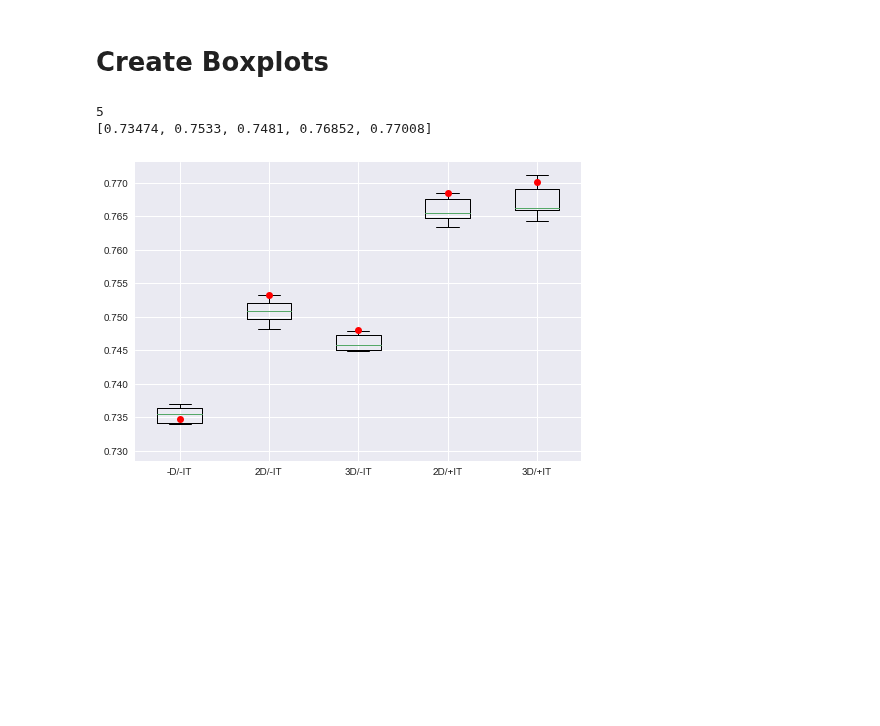
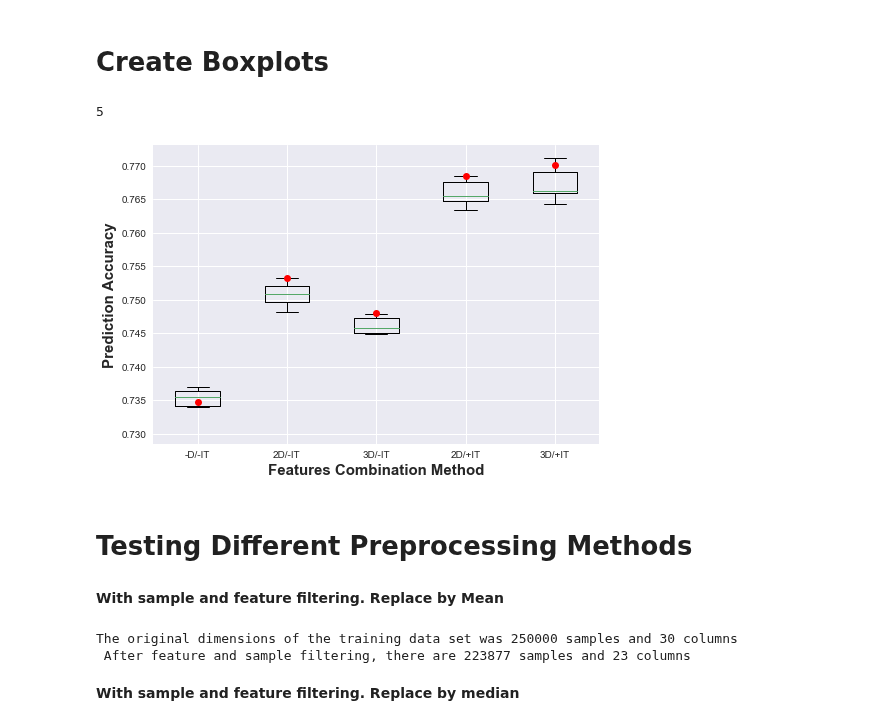
Before and after one commit to hhschede/machine_learning, a Jupyter notebook: project_1/cross_validation/CV_implementation.ipynb, the cells around one changed output. Drawn from its saved outputs; the diff is of its cells as text; code cells hidden in the pictures; blank space fills up the shorter version.

```diff
--- a/project_1/cross_validation/CV_implementation.ipynb
+++ b/project_1/cross_validation/CV_implementation.ipynb
@@ -478,16 +477,65 @@ test_accuracies_log.append(test_accuracy[-1])
 # %%
 # Create boxplots
 print(len(boxplots_log))
 plt.style.use('seaborn')
 plt.boxplot(boxplots_log, labels=['-D/-IT', '2D/-IT','3D/-IT','2D/+IT','3D/+IT'])
 # plt.boxplot(boxplots, labels=[''])
+plt.xlabel('Features Combination Method', weight='bold', fontsize=15)
+plt.ylabel('Prediction Accuracy', weight='bold', fontsize=15)
 plt.plot(1, test_accuracies_log[0], marker='o', c='red')
 plt.plot(2, test_accuracies_log[1], marker='o', c='red')
 plt.plot(3, test_accuracies_log[2], marker='o', c='red')
 plt.plot(4, test_accuracies_log[3], marker='o', c='red')
 plt.plot(5, test_accuracies_log[4], marker='o', c='red')
-print(test_accuracies_log)
+plt.savefig('FeatureExpansion.png')
 # %% [output]
 5
-[0.73474, 0.7533, 0.7481, 0.76852, 0.77008]
-[figure, old version]
+[figure, new version]
+# %% [markdown]
+# Testing Different Preprocessing Methods
+# %% [markdown]
+**With sample and feature filtering. Replace by Mean**
+# %%
+# Set random seed
+np.random.seed(0)
+
+(labels_raw, data_raw, ids_raw) = load_csv_data("data/train.csv")
+(t_labels, t_data_raw, t_ids) = load_csv_data("data/test.csv")
+
+data_, data_t_, labels = process_data(data_raw, t_data_raw, labels_raw,
+                                      ids_raw, sample_filtering = True, feature_filtering = True,
+                                      replace = 'mean', remove_outlier=False)
+
+# Create train/test split
+
+X_train, y_train, X_test, y_test = split_data(data_, labels, ratio=0.8, seed=0)
+
+# Add interaction terms and polynomial of degree 2 to cross val set (no bias term is added here
+# since its done inside crossval function)
+
+X_train_int = build_interact_terms(X_train)
+X_test_int = build_interact_terms(X_test)
+X_train_poly = build_poly(X_train, 3)
+X_test_poly = build_poly(X_test, 3)
+X_train = np.c_[X_train_poly, X_train_int]
+X_test_forstd = np.c_[X_test_poly, X_test_int]
+
+# Create standardizations for the split
+X_train_std, mean, variance = standardize(X_train)
+X_test_std = standardize_test(X_test_forstd, mean, variance)
+
+
+# Perform PCA
+eigVal, eigVec, sumEigVal = PCA(X_train_std, threshold = 0.9)
+X_train_std = X_train_std.dot(eigVec)
+X_test_std = X_test_std.dot(eigVec)
+
+# Add the bias term for the final models
+y_train, X_train_std = build_model_data(X_train_std, y_train)
+y_test, X_test_std = build_model_data(X_test_std, y_test)
+
+boxplots_preprocessing = []
+test_accuracies_preprocessing = []
+# %% [output]
+The original dimensions of the training data set was 250000 samples and 30 columns
+ After feature and sample filtering, there are 223877 samples and 23 columns
@@ -493,0 +563,2 @@ print(test_accuracies_log)
+# %% [markdown]
+**With sample and feature filtering. Replace by median**
```
Also changed, not shown: parts of 17 cells of this notebook, 3 other files.
